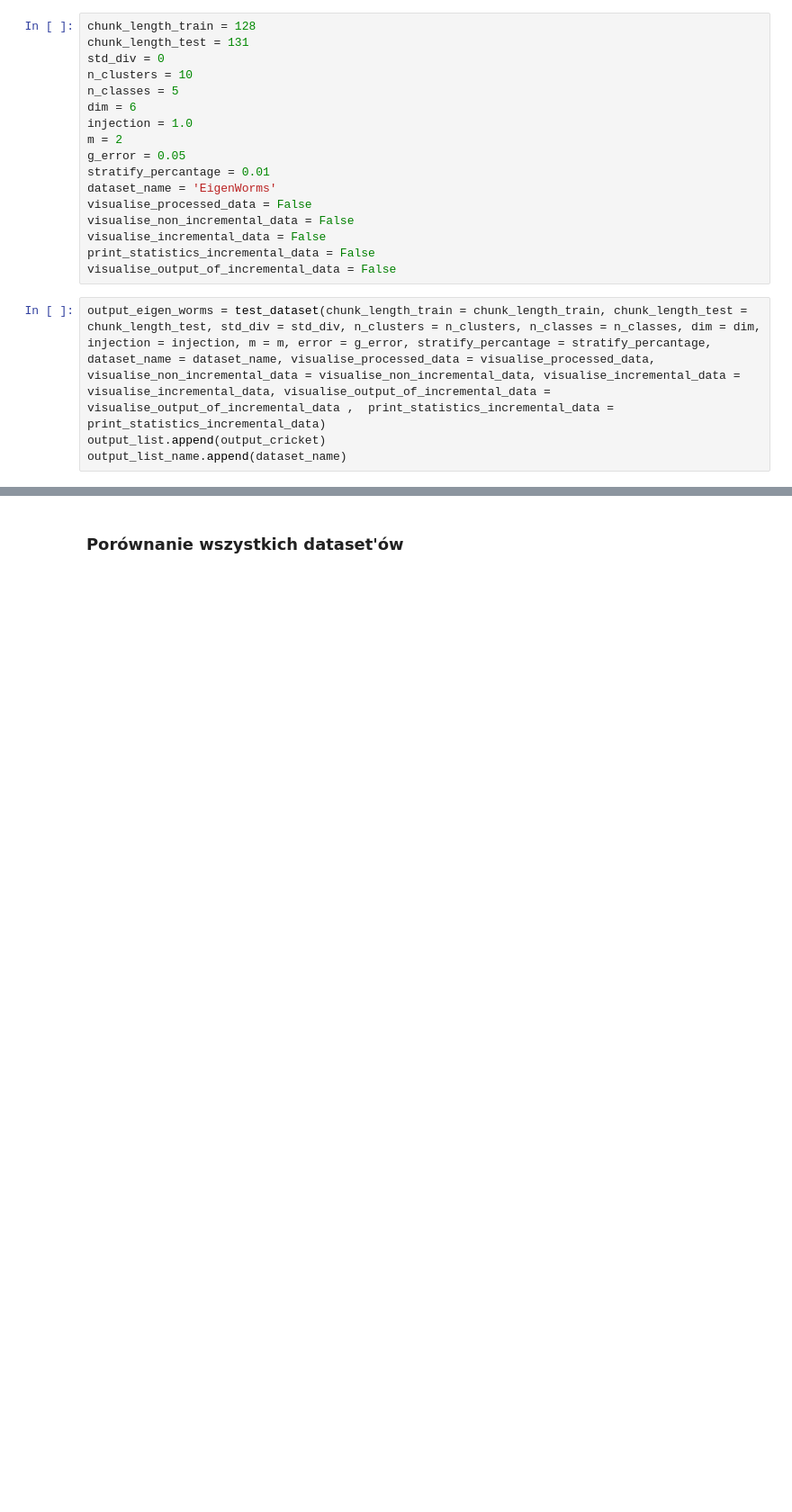
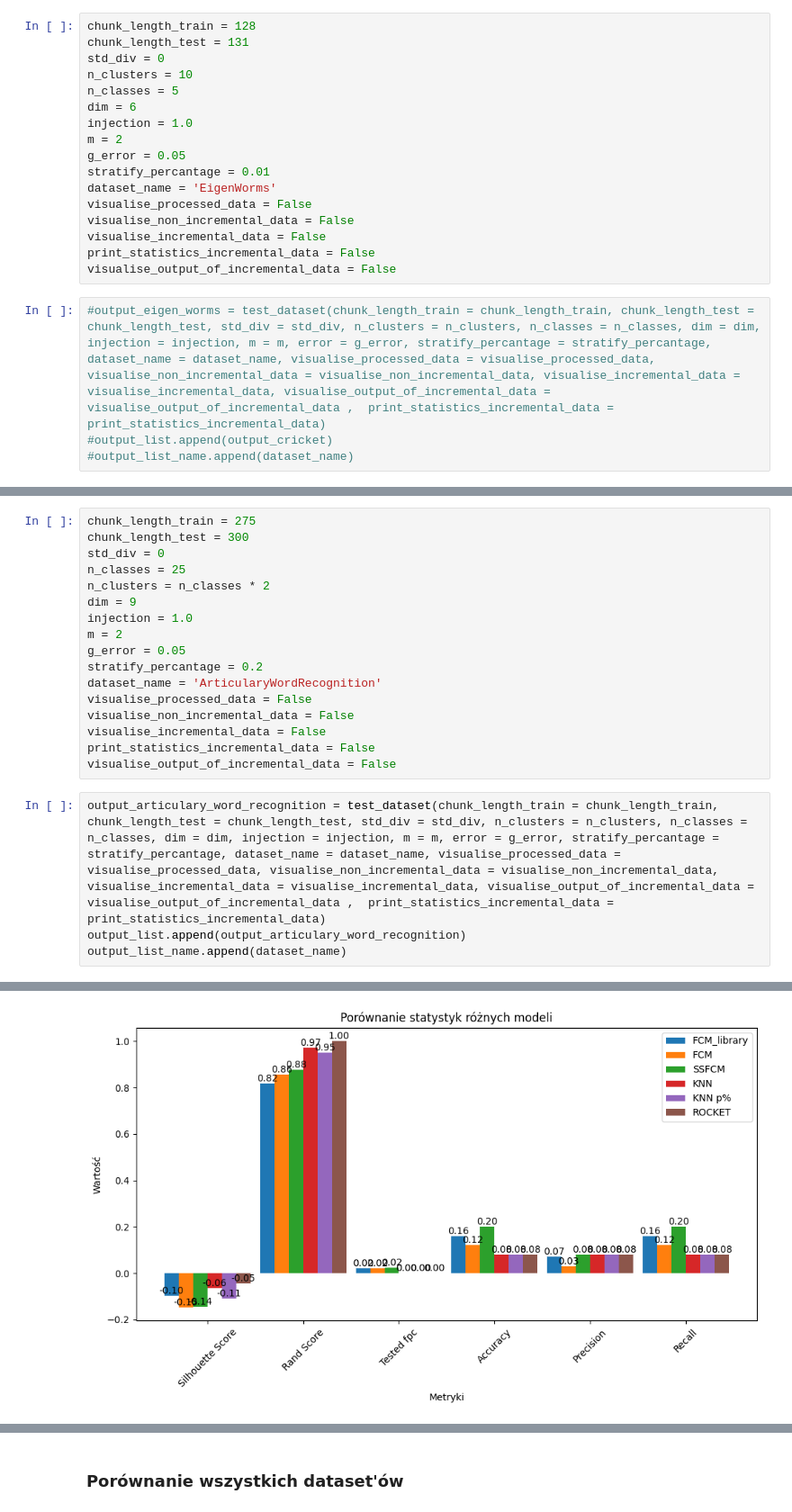
Before and after one commit to JakKepka/FuzzyClusteringAlgorithms, a Jupyter notebook: jupyter-notebooks/test_diffrent_dataset.ipynb, the cells around one changed output, grey strips where cells are left out. Shown at 90% size. Cells and saved outputs as stored; diff of their text form; blank space fills up the shorter version.

```diff
--- a/jupyter-notebooks/test_diffrent_dataset.ipynb
+++ b/jupyter-notebooks/test_diffrent_dataset.ipynb
@@ -128,7 +156,7 @@ visualise_incremental_data = False
 print_statistics_incremental_data = False
 visualise_output_of_incremental_data = False
 # %%
-output_eigen_worms = test_dataset(chunk_length_train = chunk_length_train, chunk_length_test = chunk_length_test, std_div = std_div, n_clusters = n_clusters, n_classes = n_classes, dim = dim, injection = injection, m = m, error = g_error, stratify_percantage = stratify_percantage, dataset_name = dataset_name, visualise_processed_data = visualise_processed_data, visualise_non_incremental_data = visualise_non_incremental_data, visualise_incremental_data = visualise_incremental_data, visualise_output_of_incremental_data = visualise_output_of_incremental_data ,  print_statistics_incremental_data = print_statistics_incremental_data)
-output_list.append(output_cricket)
-output_list_name.append(dataset_name)
+#output_eigen_worms = test_dataset(chunk_length_train = chunk_length_train, chunk_length_test = chunk_length_test, std_div = std_div, n_clusters = n_clusters, n_classes = n_classes, dim = dim, injection = injection, m = m, error = g_error, stratify_percantage = stratify_percantage, dataset_name = dataset_name, visualise_processed_data = visualise_processed_data, visualise_non_incremental_data = visualise_non_incremental_data, visualise_incremental_data = visualise_incremental_data, visualise_output_of_incremental_data = visualise_output_of_incremental_data ,  print_statistics_incremental_data = print_statistics_incremental_data)
+#output_list.append(output_cricket)
+#output_list_name.append(dataset_name)
 # %%
@@ -135,0 +166,22 @@ plot_centroids_from_dict(output_eigen_worms)
+# %%
+chunk_length_train = 275
+chunk_length_test = 300
+std_div = 0
+n_classes = 25
+n_clusters = n_classes * 2
+dim = 9
+injection = 1.0
+m = 2
+g_error = 0.05
+stratify_percantage = 0.2
+dataset_name = 'ArticularyWordRecognition'
+visualise_processed_data = False
+visualise_non_incremental_data = False
+visualise_incremental_data = False
+print_statistics_incremental_data = False
+visualise_output_of_incremental_data = False
+# %%
+output_articulary_word_recognition = test_dataset(chunk_length_train = chunk_length_train, chunk_length_test = chunk_length_test, std_div = std_div, n_clusters = n_clusters, n_classes = n_classes, dim = dim, injection = injection, m = m, error = g_error, stratify_percantage = stratify_percantage, dataset_name = dataset_name, visualise_processed_data = visualise_processed_data, visualise_non_incremental_data = visualise_non_incremental_data, visualise_incremental_data = visualise_incremental_data, visualise_output_of_incremental_data = visualise_output_of_incremental_data ,  print_statistics_incremental_data = print_statistics_incremental_data)
+output_list.append(output_articulary_word_recognition)
+output_list_name.append(dataset_name)
+# %% [output]
@@ -135,0 +200 @@ plot_centroids_from_dict(output_eigen_worms)
+[figure, added]
```
Also changed, not shown: parts of 53 cells of this notebook, 3 other files.
